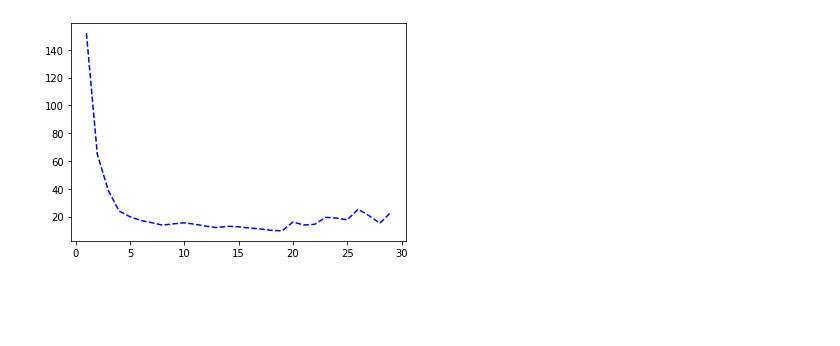
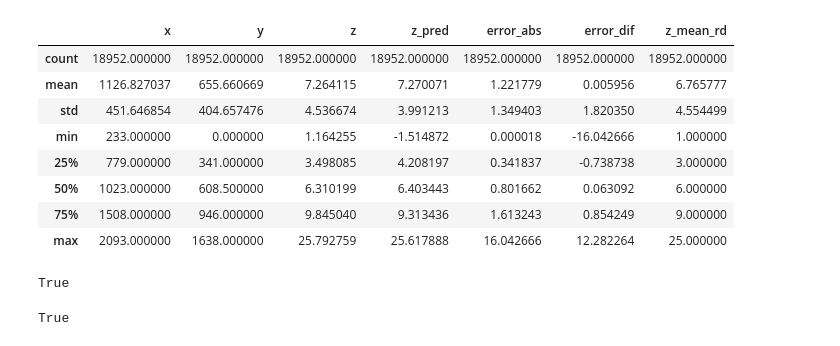
Before and after one commit to Ocean-Technologies/satellite_bathymetry, a Jupyter notebook: notebooks/data_visualization.ipynb, the cells around one changed output. Saved outputs shown, nothing was run; the diff lists cells and outputs as text; code cells hidden in the pictures; blank space fills up the shorter version.

```diff
--- a/notebooks/data_visualization.ipynb
+++ b/notebooks/data_visualization.ipynb
@@ -70,5 +73,12 @@ plt.show()
-# %%
-plt.plot(df_depth['depth_round_down'], df_depth['percent_error'], 'b--')
-plt.show()
-# %% [output]
-[figure, removed]
+# %%
+df_result.describe()
+# %% [output]
+|  | x | y | z | z_pred | error_abs | error_dif | z_mean_rd |
+| count | 18952.000000 | 18952.000000 | 18952.000000 | 18952.000000 | 18952.000000 | 18952.000000 | 18952.000000 |
+| mean | 1126.827037 | 655.660669 | 7.264115 | 7.270071 | 1.221779 | 0.005956 | 6.765777 |
+| std | 451.646854 | 404.657476 | 4.536674 | 3.991213 | 1.349403 | 1.820350 | 4.554499 |
+| min | 233.000000 | 0.000000 | 1.164255 | -1.514872 | 0.000018 | -16.042666 | 1.000000 |
+| 25% | 779.000000 | 341.000000 | 3.498085 | 4.208197 | 0.341837 | -0.738738 | 3.000000 |
+| 50% | 1023.000000 | 608.500000 | 6.310199 | 6.403443 | 0.801662 | 0.063092 | 6.000000 |
+| 75% | 1508.000000 | 946.000000 | 9.845040 | 9.313436 | 1.613243 | 0.854249 | 9.000000 |
+| max | 2093.000000 | 1638.000000 | 25.792759 | 25.617888 | 16.042666 | 12.282264 | 25.000000 |
@@ -74,0 +102,9 @@ plt.show()
+# %%
+image_cp = image.copy()
+for i, row in enumerate(df_data.itertuples()):
+    x = row[1]
+    y = row[2]
+    image_cp[y][x] = [255,255,255]
+cv2.imwrite('../data/generated/bat_transects_image.jpg',image_cp)
+# %% [output]
+True
@@ -74,0 +113,8 @@ plt.show()
+# %%
+for i, row in enumerate(transect):
+    x = row[0]
+    y = row[1]
+    image_cp[y][x] = [0,255,0]
+cv2.imwrite('../data/generated/bat_single_transect_image.jpg',image_cp)
+# %% [output]
+True
```
Also changed, not shown: parts of 13 cells of this notebook.
